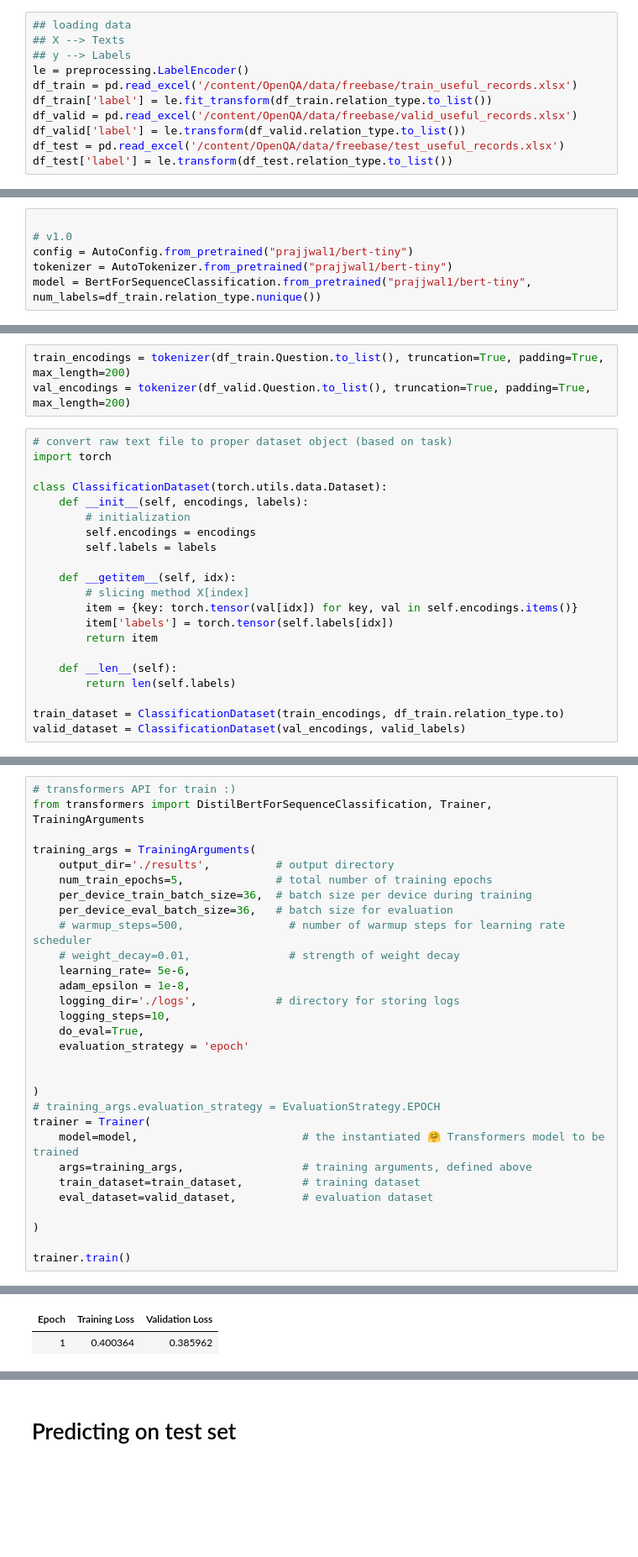
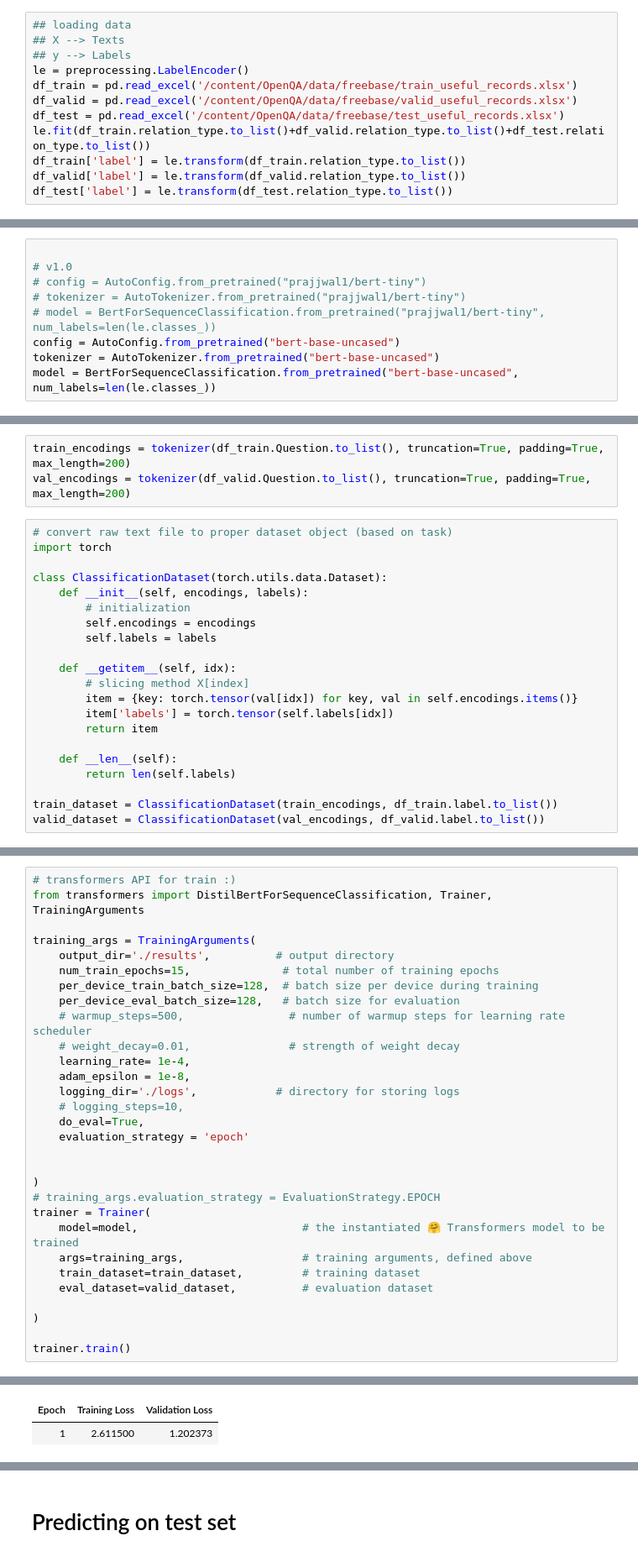
Before and after one commit to DeepKBQA/SD-KBQA, a Jupyter notebook: relation_classification_with_bert.ipynb, the cells around one changed output, grey strips where cells are left out. Shown at 84% size. Saved outputs shown, nothing was run; the diff lists cells and outputs as text; blank space fills up the shorter version.

Commit message:
adding bert model

```diff
--- a/relation_classification_with_bert.ipynb
+++ b/relation_classification_with_bert.ipynb
@@ -31,8 +31,9 @@ from sklearn import preprocessing
 ## y --> Labels
 le = preprocessing.LabelEncoder()
 df_train = pd.read_excel('/content/OpenQA/data/freebase/train_useful_records.xlsx')
-df_train['label'] = le.fit_transform(df_train.relation_type.to_list())
 df_valid = pd.read_excel('/content/OpenQA/data/freebase/valid_useful_records.xlsx')
+df_test = pd.read_excel('/content/OpenQA/data/freebase/test_useful_records.xlsx')
+le.fit(df_train.relation_type.to_list()+df_valid.relation_type.to_list()+df_test.relation_type.to_list())
+df_train['label'] = le.transform(df_train.relation_type.to_list())
 df_valid['label'] = le.transform(df_valid.relation_type.to_list())
-df_test = pd.read_excel('/content/OpenQA/data/freebase/test_useful_records.xlsx')
 df_test['label'] = le.transform(df_test.relation_type.to_list())
@@ -52,7 +51,10 @@ df_train.head()
 # %%
 
 # v1.0
-config = AutoConfig.from_pretrained("prajjwal1/bert-tiny")
-tokenizer = AutoTokenizer.from_pretrained("prajjwal1/bert-tiny")
-model = BertForSequenceClassification.from_pretrained("prajjwal1/bert-tiny", num_labels=df_train.relation_type.nunique())
+# config = AutoConfig.from_pretrained("prajjwal1/bert-tiny")
+# tokenizer = AutoTokenizer.from_pretrained("prajjwal1/bert-tiny")
+# model = BertForSequenceClassification.from_pretrained("prajjwal1/bert-tiny", num_labels=len(le.classes_))
+config = AutoConfig.from_pretrained("bert-base-uncased")
+tokenizer = AutoTokenizer.from_pretrained("bert-base-uncased")
+model = BertForSequenceClassification.from_pretrained("bert-base-uncased", num_labels=len(le.classes_))
 # %% [output]
@@ -85,5 +87,5 @@ class ClassificationDataset(torch.utils.data.Dataset):
     def __len__(self):
         return len(self.labels)
 
-train_dataset = ClassificationDataset(train_encodings, df_train.relation_type.to)
-valid_dataset = ClassificationDataset(val_encodings, valid_labels)
+train_dataset = ClassificationDataset(train_encodings, df_train.label.to_list())
+valid_dataset = ClassificationDataset(val_encodings, df_valid.label.to_list())
@@ -95,15 +95,15 @@ from transformers import DistilBertForSequenceClassification, Trainer, TrainingA
 
 training_args = TrainingArguments(
     output_dir='./results',          # output directory
-    num_train_epochs=5,              # total number of training epochs
-    per_device_train_batch_size=36,  # batch size per device during training
-    per_device_eval_batch_size=36,   # batch size for evaluation
+    num_train_epochs=15,              # total number of training epochs
+    per_device_train_batch_size=128,  # batch size per device during training
+    per_device_eval_batch_size=128,   # batch size for evaluation
     # warmup_steps=500,                # number of warmup steps for learning rate scheduler
     # weight_decay=0.01,               # strength of weight decay
-    learning_rate= 5e-6,
+    learning_rate= 1e-4,
     adam_epsilon = 1e-8,
     logging_dir='./logs',            # directory for storing logs
-    logging_steps=10,
+    # logging_steps=10,
     do_eval=True,
     evaluation_strategy = 'epoch'
 
@@ -124,2 +131,2 @@ trainer.train()
 | Epoch | Training Loss | Validation Loss |
-| 1 | 0.400364 | 0.385962 |
+| 1 | 2.611500 | 1.202373 |
```
Also changed, not shown: parts of 16 cells of this notebook.
